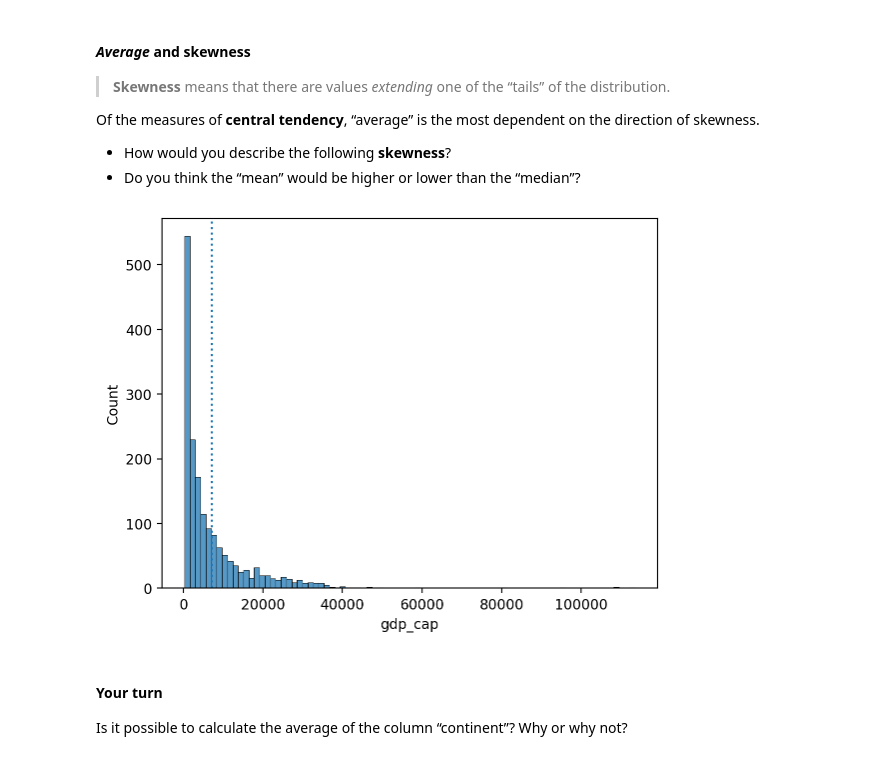
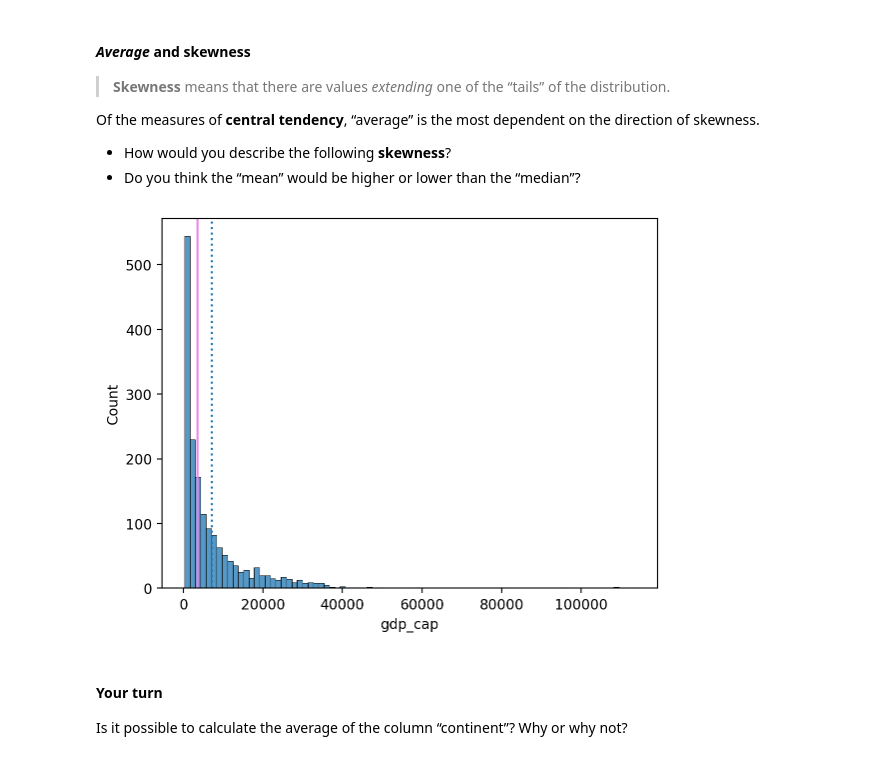
Before and after one commit to mariadop/Descriptive_Statistics_2025, a Jupyter notebook: Exercise_8_new.ipynb, the cells around one changed output. Drawn from its saved outputs; the diff is of its cells as text; code cells hidden in the pictures.

```diff
--- a/Exercise_8_new.ipynb
+++ b/Exercise_8_new.ipynb
@@ -244,7 +244,7 @@ np.float64(2.5)
 If we work with `DataFrame`, we can calculate the `average` of specific columns.
 # %%
 import pandas as pd
-df_gapminder = pd.read_csv("data/gapminder_full.csv")
+df_gapminder = pd.read_csv("gapminder_full.csv")
 df_gapminder.head(2)
 # %% [output]
 |  | country | year | population | continent | life_exp | gdp_cap |
@@ -270,10 +283,12 @@ Of the measures of **central tendency**, “average” is the most dependent on
 - How would you describe the following **skewness**?
 - Do you think the “mean” would be higher or lower than the “median”?
 # %%
+#middle value better than the average -> the average is biased
 sns.histplot(data = df_gapminder, x = "gdp_cap")
 plt.axvline(df_gapminder['gdp_cap'].mean(), linestyle = "dotted");
+plt.axvline(df_gapminder['gdp_cap'].median(), color ='violet');
 # %% [output]
-[figure, old version]
+[figure, new version]
 # %% [markdown]
 #### Your turn
 
```
Also changed, not shown: parts of 9 cells of this notebook.
